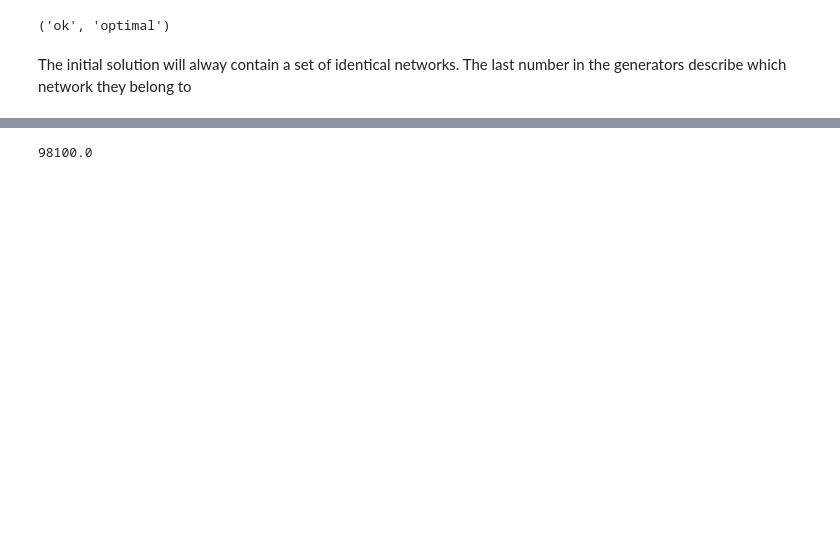
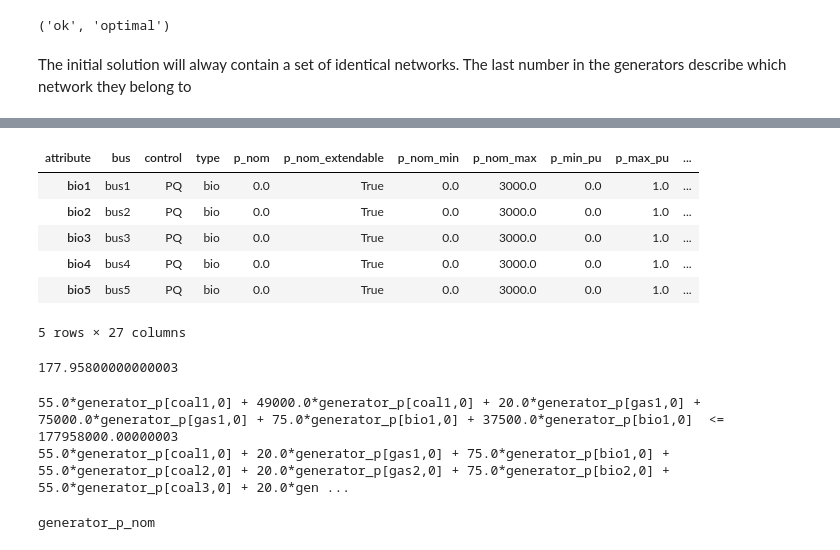
Before and after one commit to TimToernes/MGA-PyPSA, a Jupyter notebook: alternative_MGA_aproach.ipynb, the cells around one changed output, grey strips where cells are left out. Drawn from its saved outputs; the diff is of its cells as text; code cells hidden in the pictures; blank space fills up the shorter version.

```diff
--- a/alternative_MGA_aproach.ipynb
+++ b/alternative_MGA_aproach.ipynb
@@ -199,4 +375,24 @@ network.generators_t.p
+# %%
+network.generators[network.generators['type']=='bio']
+# %% [output]
+| attribute | bus | control | type | p_nom | p_nom_extendable | p_nom_min | p_nom_max | p_min_pu | p_max_pu | ... |
+| bio1 | bus1 | PQ | bio | 0.0 | True | 0.0 | 3000.0 | 0.0 | 1.0 | ... |
+| bio2 | bus2 | PQ | bio | 0.0 | True | 0.0 | 3000.0 | 0.0 | 1.0 | ... |
+| bio3 | bus3 | PQ | bio | 0.0 | True | 0.0 | 3000.0 | 0.0 | 1.0 | ... |
+| bio4 | bus4 | PQ | bio | 0.0 | True | 0.0 | 3000.0 | 0.0 | 1.0 | ... |
+| bio5 | bus5 | PQ | bio | 0.0 | True | 0.0 | 3000.0 | 0.0 | 1.0 | ... |
+5 rows × 27 columns
+# %%
+(1+MGA_slack)*old_objective_value/5000000
+# %% [output]
+177.95800000000003
+# %%
+print(network.model.mga_constraint0.expr)
+print(network.model.objective.expr)
+# %% [output]
+55.0*generator_p[coal1,0] + 49000.0*generator_p[coal1,0] + 20.0*generator_p[gas1,0] + 75000.0*generator_p[gas1,0] + 75.0*generator_p[bio1,0] + 37500.0*generator_p[bio1,0]  <=  177958000.00000003
+55.0*generator_p[coal1,0] + 20.0*generator_p[gas1,0] + 75.0*generator_p[bio1,0] + 55.0*generator_p[coal2,0] + 20.0*generator_p[gas2,0] + 75.0*generator_p[bio2,0] + 55.0*generator_p[coal3,0] + 20.0*gen ...
 # %%
-print(network.model.objective())
+print(network.model.generator_p_nom)
 # %% [output]
-98100.0
+generator_p_nom
```
Also changed, not shown: parts of 19 cells of this notebook, 4 other files.
